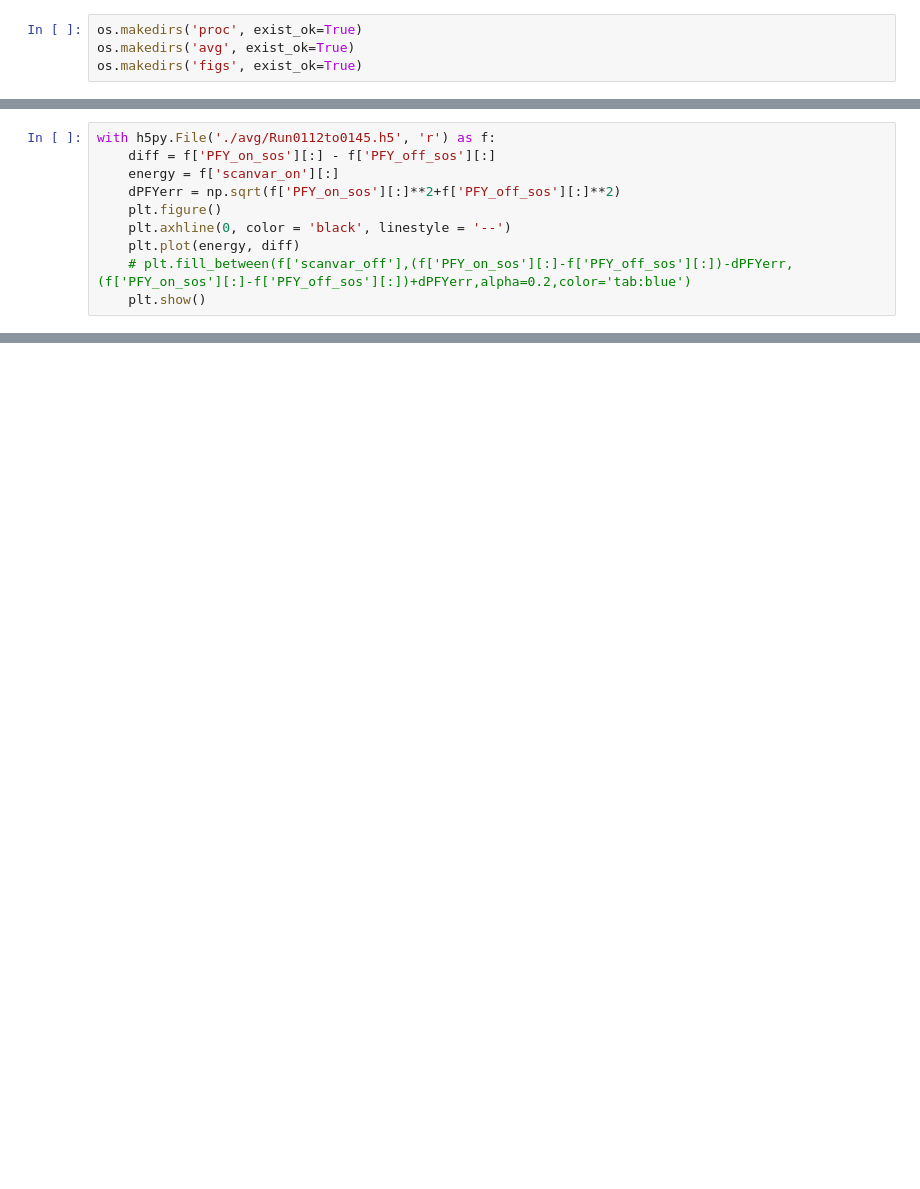
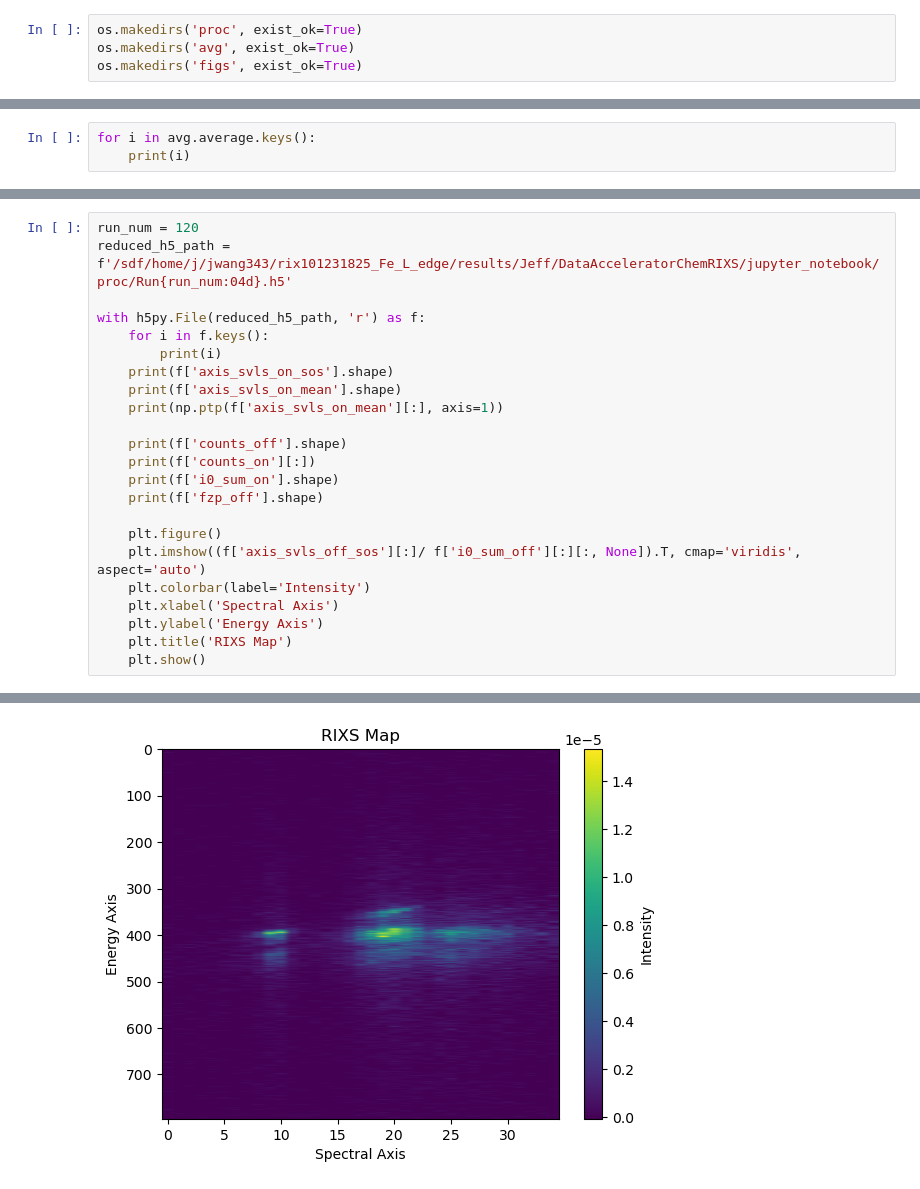
Before and after one commit to weijini777/DataAcceleratorChemRIXS, a Jupyter notebook: jupyter_notebook/example_run_jeff.ipynb, the cells around one changed output, grey strips where cells are left out. Cells and saved outputs as stored; diff of their text form; blank space fills up the shorter version.

```diff
--- a/jupyter_notebook/example_run_jeff.ipynb
+++ b/jupyter_notebook/example_run_jeff.ipynb
@@ -61,0 +65,3 @@ dict_keys(['axis_svls_off_mean', 'axis_svls_off_std', 'axis_svls_off_sum', 'axis
+# %%
+for i in avg.average.keys():
+    print(i)
@@ -94,10 +112,0 @@ with h5py.File(avg_name, 'r') as h5:
-# %%
-with h5py.File('./avg/Run0112to0145.h5', 'r') as f:
-    diff = f['PFY_on_sos'][:] - f['PFY_off_sos'][:]
-    energy = f['scanvar_on'][:]
-    dPFYerr = np.sqrt(f['PFY_on_sos'][:]**2+f['PFY_off_sos'][:]**2)
-    plt.figure()
-    plt.axhline(0, color = 'black', linestyle = '--')
-    plt.plot(energy, diff)
-    # plt.fill_between(f['scanvar_off'],(f['PFY_on_sos'][:]-f['PFY_off_sos'][:])-dPFYerr,(f['PFY_on_sos'][:]-f['PFY_off_sos'][:])+dPFYerr,alpha=0.2,color='tab:blue')
-    plt.show()
@@ -105,0 +202,24 @@ with h5py.File('./avg/Run0112to0145.h5', 'r') as f:
+# %%
+run_num = 120
+reduced_h5_path = f'/sdf/home/j/jwang343/rix101231825_Fe_L_edge/results/Jeff/DataAcceleratorChemRIXS/jupyter_notebook/proc/Run{run_num:04d}.h5'
+
+with h5py.File(reduced_h5_path, 'r') as f:
+    for i in f.keys():
+        print(i)
+    print(f['axis_svls_on_sos'].shape)
+    print(f['axis_svls_on_mean'].shape)
+    print(np.ptp(f['axis_svls_on_mean'][:], axis=1))
+
+    print(f['counts_off'].shape)
+    print(f['counts_on'][:])
+    print(f['i0_sum_on'].shape)
+    print(f['fzp_off'].shape)
+
+    plt.figure()
+    plt.imshow((f['axis_svls_off_sos'][:]/ f['i0_sum_off'][:][:, None]).T, cmap='viridis', aspect='auto')
+    plt.colorbar(label='Intensity')
+    plt.xlabel('Spectral Axis')
+    plt.ylabel('Energy Axis')
+    plt.title('RIXS Map')
+    plt.show()
+# %% [output]
@@ -105,0 +244 @@ with h5py.File('./avg/Run0112to0145.h5', 'r') as f:
+[figure, added]
```
Also changed, not shown: parts of 15 cells of this notebook, 6 other files.
